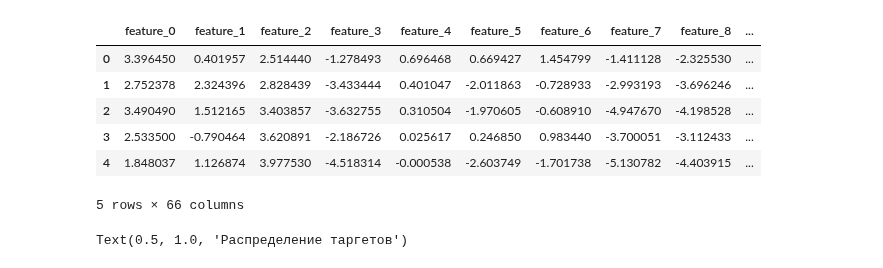
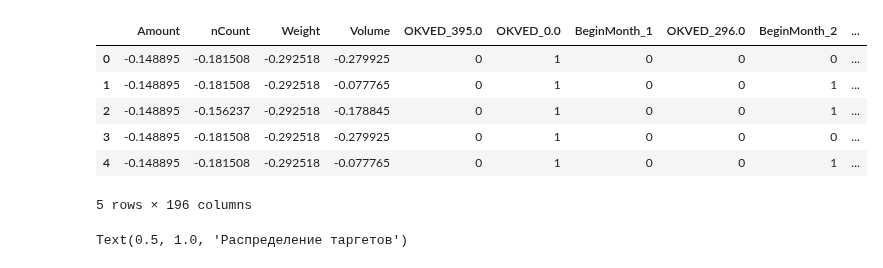
Before and after one commit to Bjorik23/mipt_datatons, a Jupyter notebook: target_customer_segment/ml_boost/ml_boost.ipynb, the cells around one changed output. Cells and saved outputs as stored; diff of their text form; code cells hidden in the pictures.

```diff
--- a/target_customer_segment/ml_boost/ml_boost.ipynb
+++ b/target_customer_segment/ml_boost/ml_boost.ipynb
@@ -19,16 +19,16 @@ from optuna.visualization.matplotlib import plot_param_importances
 import matplotlib.pyplot as plt
 import seaborn as sns
 # %%
-df = pd.read_csv('../feature_selection/data/embdedding_features.csv', index_col=0)
+df = pd.read_csv('../feature_selection/data/raw_selected_data.csv', index_col=0)
 df.head()
 # %% [output]
-|  | feature_0 | feature_1 | feature_2 | feature_3 | feature_4 | feature_5 | feature_6 | feature_7 | feature_8 | ... |
-| 0 | 3.396450 | 0.401957 | 2.514440 | -1.278493 | 0.696468 | 0.669427 | 1.454799 | -1.411128 | -2.325530 | ... |
-| 1 | 2.752378 | 2.324396 | 2.828439 | -3.433444 | 0.401047 | -2.011863 | -0.728933 | -2.993193 | -3.696246 | ... |
-| 2 | 3.490490 | 1.512165 | 3.403857 | -3.632755 | 0.310504 | -1.970605 | -0.608910 | -4.947670 | -4.198528 | ... |
-| 3 | 2.533500 | -0.790464 | 3.620891 | -2.186726 | 0.025617 | 0.246850 | 0.983440 | -3.700051 | -3.112433 | ... |
-| 4 | 1.848037 | 1.126874 | 3.977530 | -4.518314 | -0.000538 | -2.603749 | -1.701738 | -5.130782 | -4.403915 | ... |
+|  | Amount | nCount | Weight | Volume | OKVED_395.0 | OKVED_0.0 | BeginMonth_1 | OKVED_296.0 | BeginMonth_2 | ... |
+| 0 | -0.148895 | -0.181508 | -0.292518 | -0.279925 | 0 | 1 | 0 | 0 | 0 | ... |
+| 1 | -0.148895 | -0.181508 | -0.292518 | -0.077765 | 0 | 1 | 0 | 0 | 1 | ... |
+| 2 | -0.148895 | -0.156237 | -0.292518 | -0.178845 | 0 | 1 | 0 | 0 | 1 | ... |
+| 3 | -0.148895 | -0.181508 | -0.292518 | -0.279925 | 0 | 1 | 0 | 0 | 0 | ... |
+| 4 | -0.148895 | -0.181508 | -0.292518 | -0.077765 | 0 | 1 | 0 | 0 | 1 | ... |
-5 rows × 66 columns
+5 rows × 196 columns
 # %%
 fig, axes = plt.subplots(nrows=2, ncols=1, figsize=(8, 8))
 sns.histplot(
```
Also changed, not shown: parts of 31 cells of this notebook, 6 other files.
